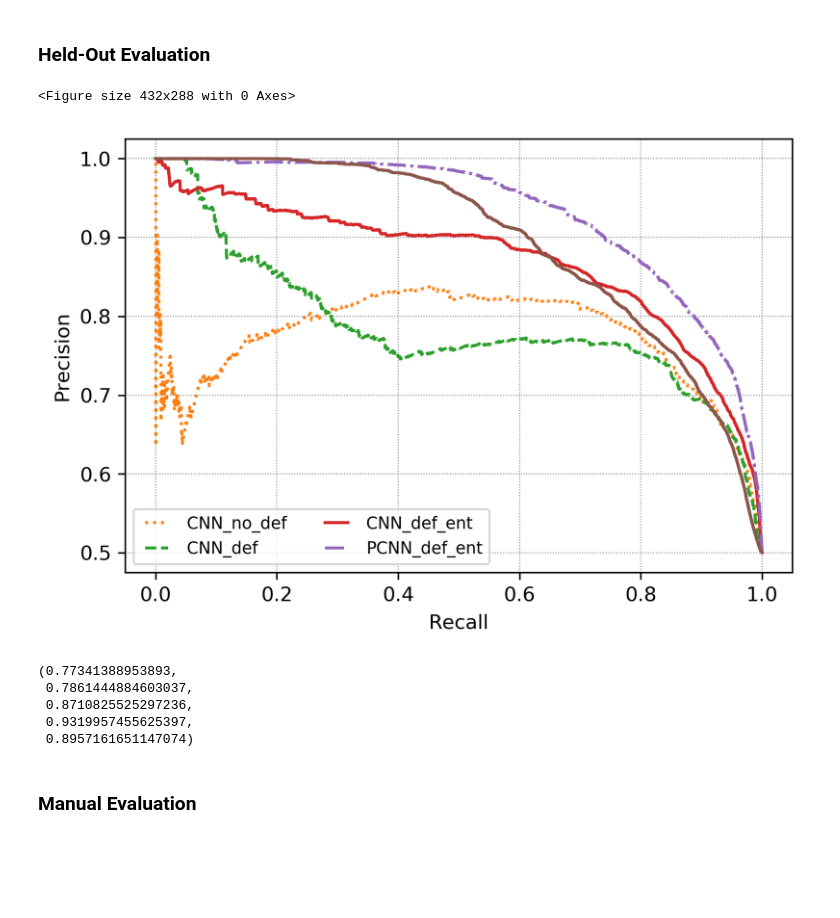
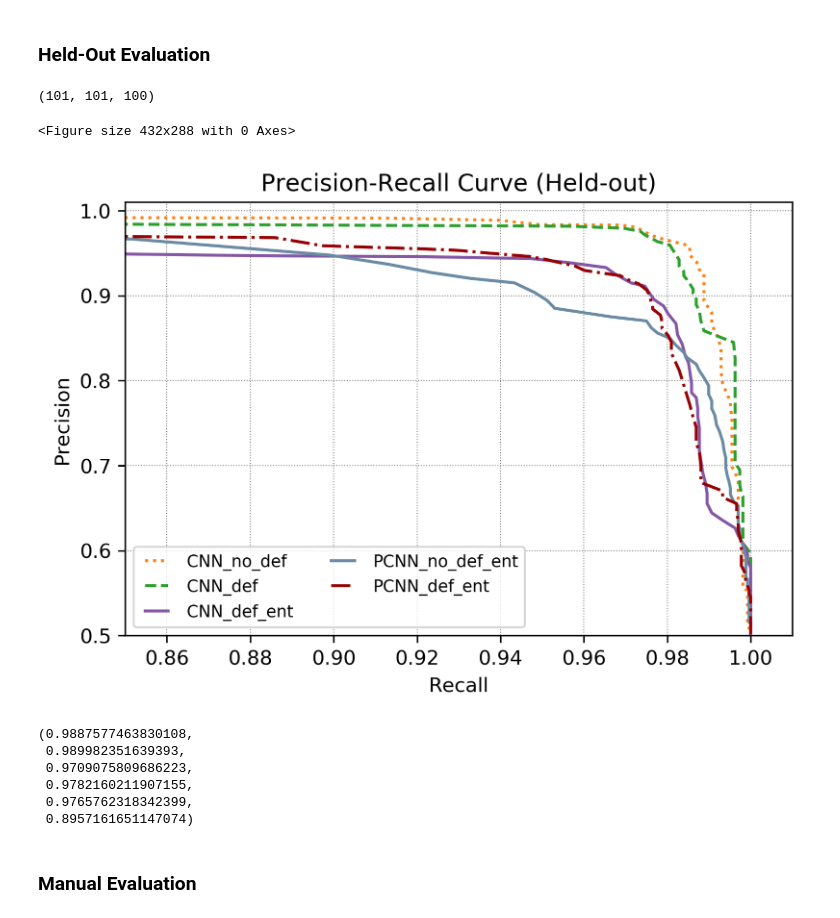
Before and after one commit to rifkiaputri/Relation-Aligner, a Jupyter notebook: plot_results.ipynb, the cells around one changed output. Cells and saved outputs as stored; diff of their text form; code cells hidden in the pictures; blank space fills up the shorter version.

```diff
--- a/plot_results.ipynb
+++ b/plot_results.ipynb
@@ -8,8 +8,9 @@ from sklearn.metrics import precision_recall_curve, average_precision_score, pre
 # %% [markdown]
 ### Held-Out Evaluation
 # %%
-predict = pd.read_csv('predict/data_v5/cnn_def/predict_result.tsv', sep='\t', header=None, names=['kb_desc', 'oie_rel', 'dist', 'label'], quoting=csv.QUOTE_NONE)
-predict_ent = pd.read_csv('predict/data_v5/cnn_defent/predict_result.tsv', sep='\t', header=None, names=['kb_desc', 'oie_rel', 'dist', 'label'], quoting=csv.QUOTE_NONE)
-predict_base = pd.read_csv('predict/data_v5/cnn_nodef/predict_result.tsv', sep='\t', header=None, names=['kb_desc', 'oie_rel', 'dist', 'label'], quoting=csv.QUOTE_NONE)
-predict_pcnn_ent = pd.read_csv('predict/data_v5/pcnn_defent/predict_result.tsv', sep='\t', header=None, names=['kb_desc', 'oie_rel', 'dist', 'label'], quoting=csv.QUOTE_NONE)
+predict = pd.read_csv('predict/data_v7/cnn_def/predict_result.tsv', sep='\t', header=None, names=['kb_desc', 'oie_rel', 'dist', 'label'], quoting=csv.QUOTE_NONE)
+predict_ent = pd.read_csv('predict/data_v7/cnn_defent/predict_result.tsv', sep='\t', header=None, names=['kb_desc', 'oie_rel', 'dist', 'label'], quoting=csv.QUOTE_NONE)
+predict_base = pd.read_csv('predict/data_v7/cnn_nodef/predict_result.tsv', sep='\t', header=None, names=['kb_desc', 'oie_rel', 'dist', 'label'], quoting=csv.QUOTE_NONE)
+predict_pcnn_ent = pd.read_csv('predict/data_v7/pcnn_defent/predict_result.tsv', sep='\t', header=None, names=['kb_desc', 'oie_rel', 'dist', 'label'], quoting=csv.QUOTE_NONE)
 predict_pcnn_att = pd.read_csv('predict/data_v5/pcnn_att/predict_result.tsv', sep='\t', header=None, names=['kb_desc', 'oie_rel', 'dist', 'label'], quoting=csv.QUOTE_NONE)
+predict_pcnn_nodef = pd.read_csv('predict/data_v7/pcnn_nodef/predict_result.tsv', sep='\t', header=None, names=['kb_desc', 'oie_rel', 'dist', 'label'], quoting=csv.QUOTE_NONE)
@@ -17,53 +46,71 @@ predict_pcnn_att = pd.read_csv('predict/data_v5/pcnn_att/predict_result.tsv', se
 # Calculate model performance
 label = np.array(predict['label'], dtype=int)
 label_scores = np.array(predict['dist'])
-precision, recall, thresholds = precision_recall_curve(label, label_scores)
+# precision, recall, thresholds = precision_recall_curve(label, label_scores)
+precision, recall, thresholds = get_prec_recall(label, label_scores)
 
 label_ent = np.array(predict_ent['label'], dtype=int)
 label_scores_ent = np.array(predict_ent['dist'])
-precision_ent, recall_ent, thresholds_ent = precision_recall_curve(label_ent, label_scores_ent)
+# precision_ent, recall_ent, thresholds_ent = precision_recall_curve(label_ent, label_scores_ent)
+precision_ent, recall_ent, thresholds_ent = get_prec_recall(label_ent, label_scores_ent)
 
 label_pcnn_ent = np.array(predict_pcnn_ent['label'], dtype=int)
 label_scores_pcnn_ent = np.array(predict_pcnn_ent['dist'])
-precision_pcnn_ent, recall_pcnn_ent, thresholds_pcnn_ent = precision_recall_curve(label_pcnn_ent, label_scores_pcnn_ent)
+# precision_pcnn_ent, recall_pcnn_ent, thresholds_pcnn_ent = precision_recall_curve(label_pcnn_ent, label_scores_pcnn_ent)
+precision_pcnn_ent, recall_pcnn_ent, thresholds_pcnn_ent = get_prec_recall(label_pcnn_ent, label_scores_pcnn_ent)
 
 label_pcnn_att = np.array(predict_pcnn_att['label'], dtype=int)
 label_scores_pcnn_att = np.array(predict_pcnn_att['dist'])
-precision_pcnn_att, recall_pcnn_att, thresholds_pcnn_att = precision_recall_curve(label_pcnn_att, label_scores_pcnn_att)
+# precision_pcnn_att, recall_pcnn_att, thresholds_pcnn_att = precision_recall_curve(label_pcnn_att, label_scores_pcnn_att)
+precision_pcnn_att, recall_pcnn_att, thresholds_pcnn_att = get_prec_recall(label_pcnn_att, label_scores_pcnn_att)
+
+label_pcnn_nodef = np.array(predict_pcnn_nodef['label'], dtype=int)
+label_scores_pcnn_nodef = np.array(predict_pcnn_nodef['dist'])
+# precision_pcnn_nodef, recall_pcnn_nodef, thresholds_pcnn_nodef = precision_recall_curve(label_pcnn_nodef, label_scores_pcnn_nodef)
+precision_pcnn_nodef, recall_pcnn_nodef, thresholds_pcnn_nodef = get_prec_recall(label_pcnn_nodef, label_scores_pcnn_nodef)
 
 # Calculate baseline performance
 label_base = np.array(predict_base['label'], dtype=int)
 label_scores_base = np.array(predict_base['dist'])
-precision_base, recall_base, thresholds_base = precision_recall_curve(label_base, label_scores_base)
+# precision_base, recall_base, thresholds_base = precision_recall_curve(label_base, label_scores_base)
+precision_base, recall_base, thresholds_base = get_prec_recall(label_base, label_scores_base)
+# %%
+len(precision_base), len(recall_base), len(thresholds_base)
+# %% [output]
+(101, 101, 100)
 # %%
 # Plot Precision-Recall curve
 plt.clf()
 plt.figure(dpi=300)
 plt.plot(recall_base, precision_base, color='C1', ls=':', label='CNN_no_def')
 plt.plot(recall, precision, color='C2', ls='--', label='CNN_def')
-plt.plot(recall_ent, precision_ent, color='C3', ls='-', label='CNN_def_ent')
-plt.plot(recall_pcnn_ent, precision_pcnn_ent, color='C4', ls='-.', label='PCNN_def_ent')
-plt.plot(recall_pcnn_att, precision_pcnn_att, color='C5', ls='-', label='PCNN_att')
+plt.plot(recall_ent, precision_ent, color='#8557a5', ls='-', label='CNN_def_ent')
+plt.plot(recall_pcnn_nodef, precision_pcnn_nodef, color='#6b8ba4', ls='-', label='PCNN_no_def_ent')
+plt.plot(recall_pcnn_ent, precision_pcnn_ent, color='#980002', ls='-.', label='PCNN_def_ent')
+# plt.plot(recall_pcnn_att, precision_pcnn_att, color='C5', ls='-', label='PCNN_att')
 
 plt.xlabel('Recall')
 plt.ylabel('Precision')
-# plt.title('Precision-Recall Curve (Held-out)')
+plt.title('Precision-Recall Curve (Held-out)')
 plt.grid(color='grey', lw=0.5, linestyle='dotted')
+plt.xlim((0.85, 1.01))
+plt.ylim((0.5, 1.01))
 # plt.legend(loc='lower left')
 
 plt.legend(loc='best', numpoints=2, ncol=2, fancybox = True,
-           fontsize='small', labels=['CNN_no_def', 'CNN_def', 'CNN_def_ent', 'PCNN_def_ent'])
+           fontsize='small', labels=['CNN_no_def', 'CNN_def', 'CNN_def_ent', 'PCNN_no_def_ent', 'PCNN_def_ent'])
 plt.show()
 # %% [output]
 <Figure size 432x288 with 0 Axes>
-[figure, old version]
+[figure, new version]
 # %%
-average_precision_score(label_base, label_scores_base), average_precision_score(label, label_scores), average_precision_score(label_ent, label_scores_ent), average_precision_score(label_pcnn_ent, label_scores_pcnn_ent), average_precision_score(label_pcnn_att, label_scores_pcnn_att)
+average_precision_score(label_base, label_scores_base), average_precision_score(label, label_scores), average_precision_score(label_ent, label_scores_ent), average_precision_score(label_pcnn_ent, label_scores_pcnn_ent), average_precision_score(label_pcnn_nodef, label_scores_pcnn_nodef), average_precision_score(label_pcnn_att, label_scores_pcnn_att)
 # %% [output]
-(0.77341388953893,
- 0.7861444884603037,
- 0.8710825525297236,
- 0.9319957455625397,
+(0.9887577463830108,
+ 0.989982351639393,
+ 0.9709075809686223,
+ 0.9782160211907155,
+ 0.9765762318342399,
  0.8957161651147074)
 # %% [markdown]
 ### Manual Evaluation
```
Also changed, not shown: parts of 36 cells of this notebook, 11 other files.
